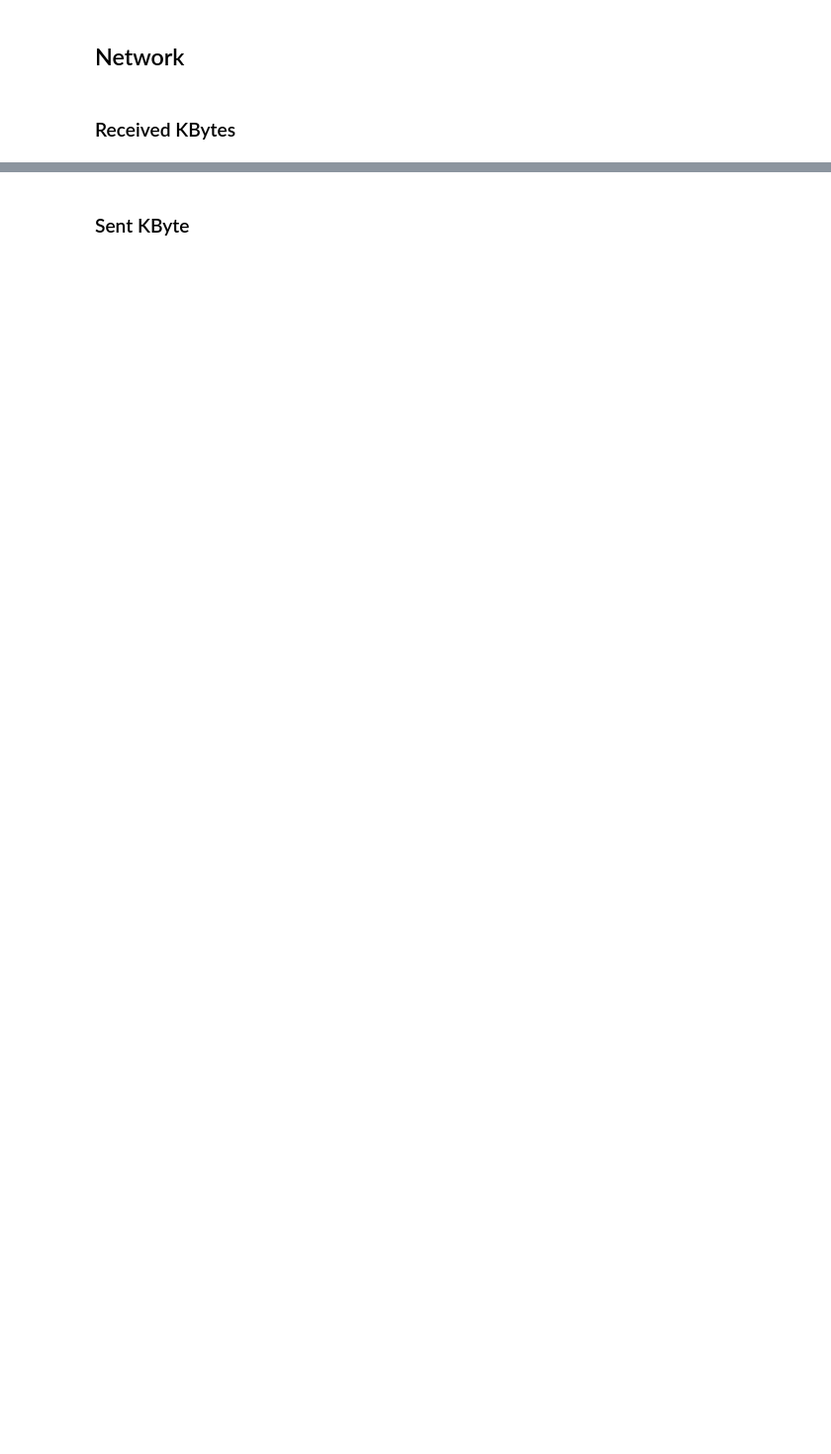
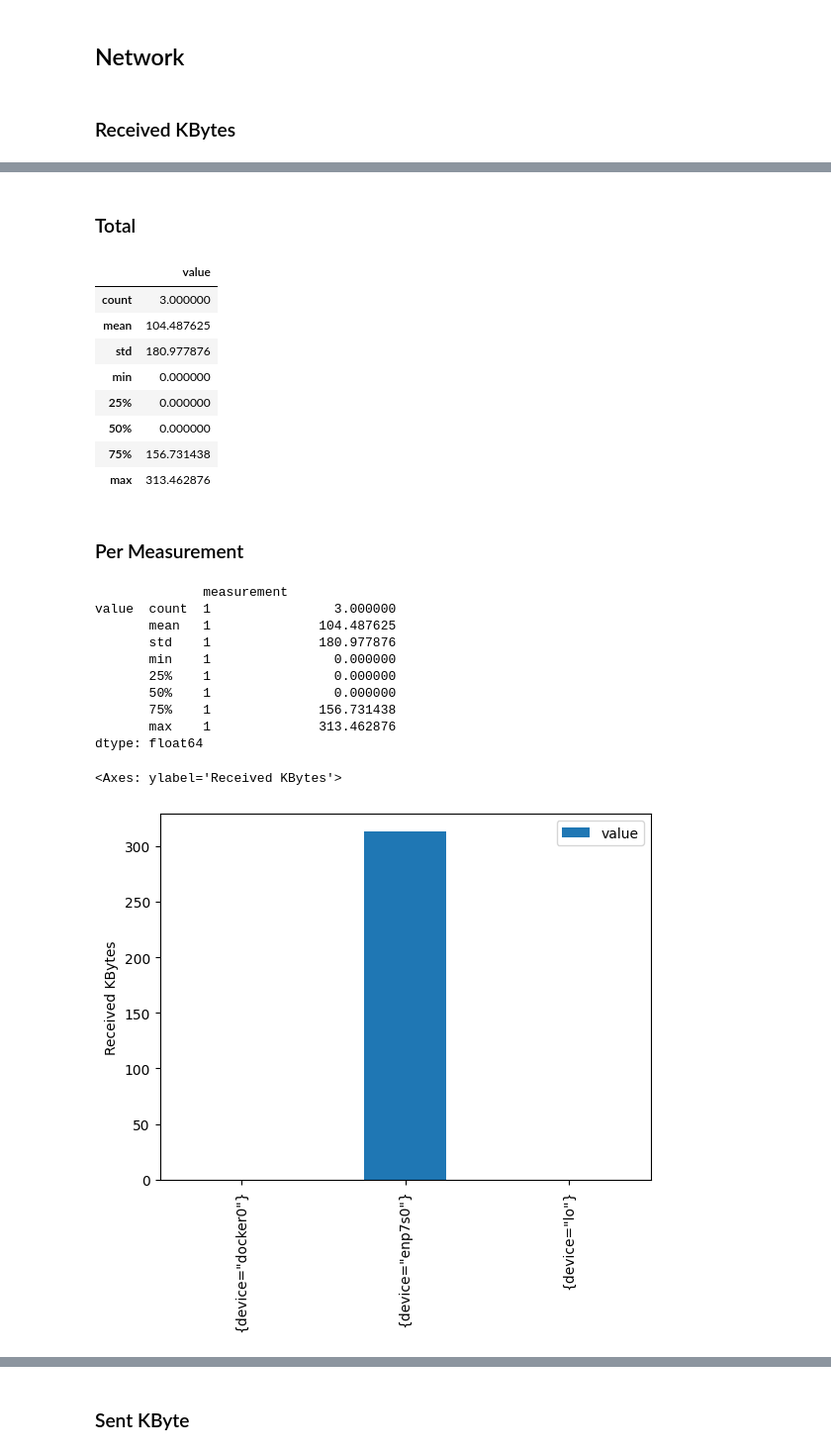
Before and after one commit to twobiers/software-architecture-sustainability-experiment, a Jupyter notebook: results/analysis.ipynb, the cells around one changed output, grey strips where cells are left out. Shown at 99% size. Cells and saved outputs as stored; diff of their text form; code cells hidden in the pictures; blank space fills up the shorter version.

```diff
--- a/results/analysis.ipynb
+++ b/results/analysis.ipynb
@@ -319,9 +375,10 @@ net_filter_label = f"{{device=~\"{'|'.join(NET_DEVICES)}\"}}"
 # %% [markdown]
 ### Received KBytes
 # %%
-result = prepare_network_received_bytes(bm)
-describe_measurement_dataframe(result)
+network_received_bytes = prepare_network_received_bytes(bm)
+describe_measurement_dataframe(network_received_bytes)
 
-grouped_mean = result.groupby(level=0).mean()
+grouped_mean = network_received_bytes.groupby(level=0).mean()
 grouped_mean.drop(['measurement'], inplace=True, axis=1)
 grouped_mean.plot.bar(ylabel='Received KBytes')
+# %% [output]
@@ -328 +386,24 @@ grouped_mean.plot.bar(ylabel='Received KBytes')
+### Total
+|  | value |
+| count | 3.000000 |
+| mean | 104.487625 |
+| std | 180.977876 |
+| min | 0.000000 |
+| 25% | 0.000000 |
+| 50% | 0.000000 |
+| 75% | 156.731438 |
+| max | 313.462876 |
+### Per Measurement
+              measurement
+value  count  1                3.000000
+       mean   1              104.487625
+       std    1              180.977876
+       min    1                0.000000
+       25%    1                0.000000
+       50%    1                0.000000
+       75%    1              156.731438
+       max    1              313.462876
+dtype: float64
+<Axes: ylabel='Received KBytes'>
+[figure, added]
 # %%
```
Also changed, not shown: parts of 17 cells of this notebook.
